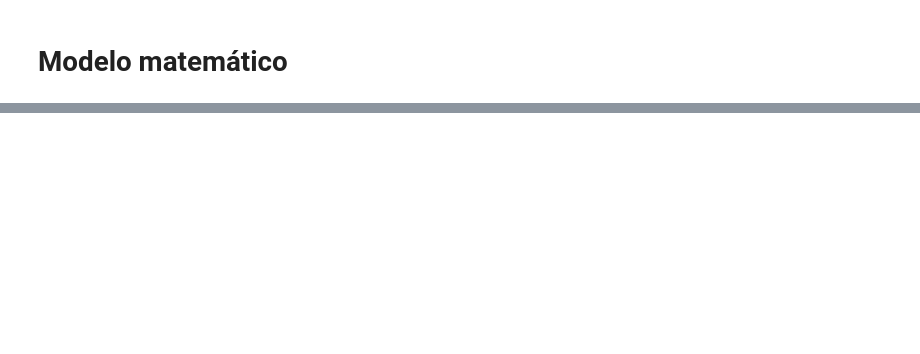
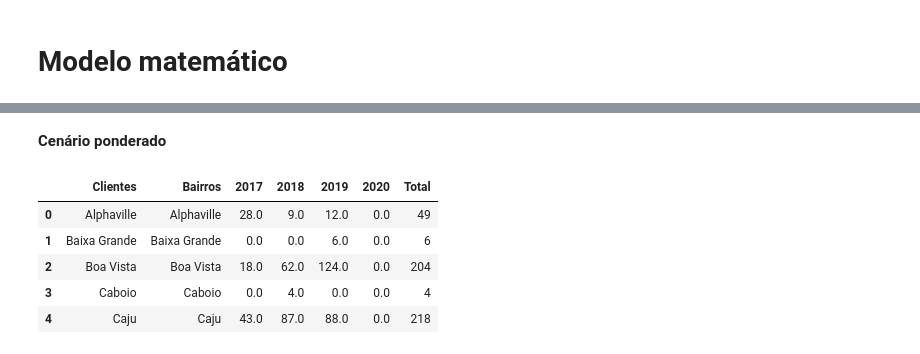
Before and after one commit to silva-fabiofreitas/P-Median, a Jupyter notebook: notebooks/Pmedian_Ambulance.ipynb, the cells around one changed output, grey strips where cells are left out. Cells and saved outputs as stored; diff of their text form; code cells hidden in the pictures; blank space fills up the shorter version.

```diff
--- a/notebooks/Pmedian_Ambulance.ipynb
+++ b/notebooks/Pmedian_Ambulance.ipynb
@@ -56 +91,20 @@ p = 9 # Nº de facilidades
+# %% [markdown]
+**Cenário ponderado**
+# %%
+# Carregar arquivo de pesos
+df_weight = pd.read_csv('../data/pesos.csv', delimiter=';')
+# Agregar para eliminar valores duplicados
+df_weight = df_weight.groupby('Clientes').sum().reset_index()
+# %%
+df_bairros_ponderado = df_matrix.copy()
+df_bairros_ponderado = df_bairros_ponderado.reset_index()[['Clientes']]
+df_bairros_ponderado = df_bairros_ponderado.merge(df_weight, left_on='Clientes', right_on='Clientes', how='left')
+df_bairros_ponderado.head()
+# %% [output]
+|  | Clientes | Bairros | 2017 | 2018 | 2019 | 2020 | Total |
+| 0 | Alphaville | Alphaville | 28.0 | 9.0 | 12.0 | 0.0 | 49 |
+| 1 | Baixa Grande | Baixa Grande | 0.0 | 0.0 | 6.0 | 0.0 | 6 |
+| 2 | Boa Vista | Boa Vista | 18.0 | 62.0 | 124.0 | 0.0 | 204 |
+| 3 | Caboio | Caboio | 0.0 | 4.0 | 0.0 | 0.0 | 4 |
+| 4 | Caju | Caju | 43.0 | 87.0 | 88.0 | 0.0 | 218 |
 # %%
```
Also changed, not shown: parts of 15 cells of this notebook, 4 other files.
